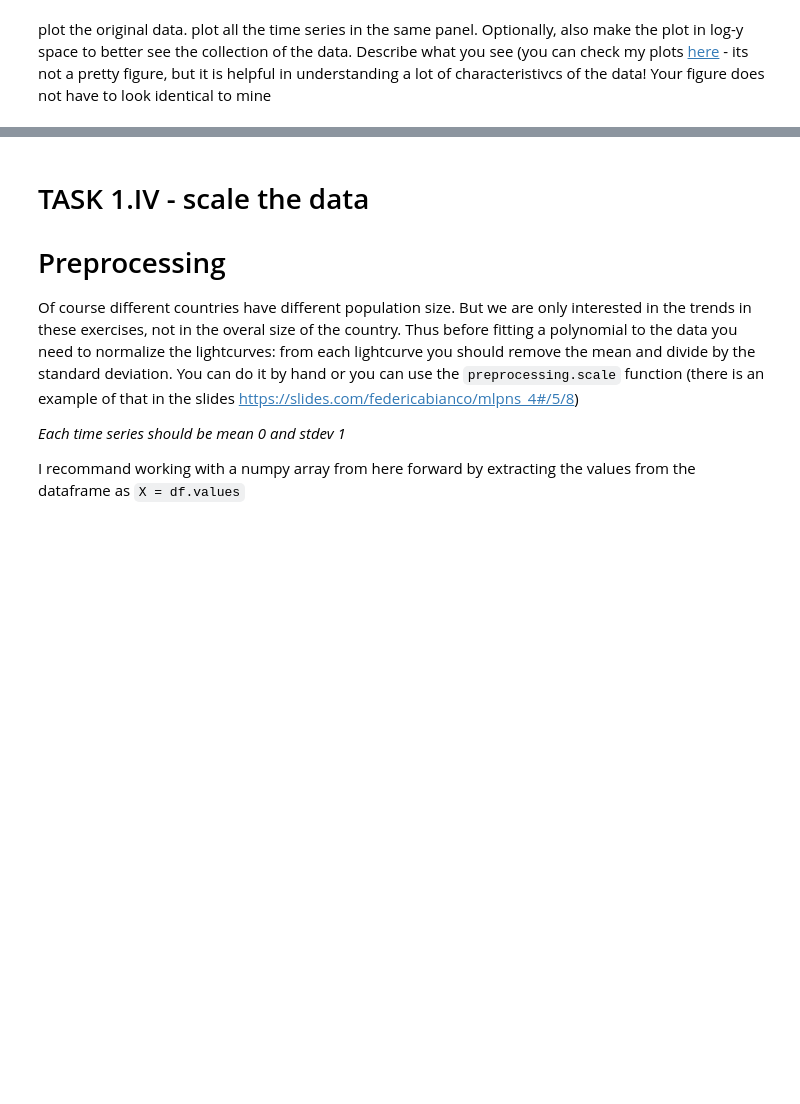
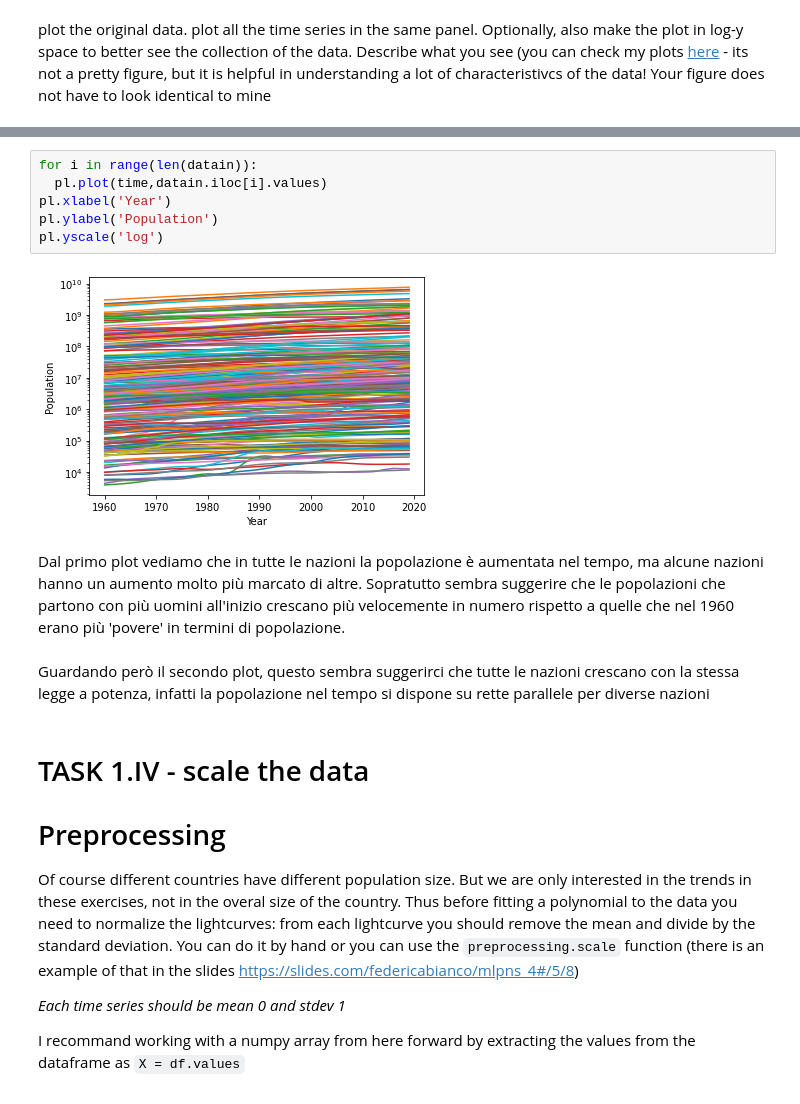
Before and after one commit to ricaiu/MLPNS2021, a Jupyter notebook: MLPNS2021midterm.ipynb, the cells around one changed output, grey strips where cells are left out. Drawn from its saved outputs; the diff is of its cells as text; blank space fills up the shorter version.

```diff
--- a/MLPNS2021midterm.ipynb
+++ b/MLPNS2021midterm.ipynb
@@ -101,3 +203,15 @@ plot the original data. plot all the time series in the same panel. Optionally,
+# %%
+for i in range(len(datain)):
+  pl.plot(time,datain.iloc[i].values)
+pl.xlabel('Year')
+pl.ylabel('Population')
+pl.yscale('log')
+# %% [output]
+[figure, added]
+# %% [markdown]
+Dal primo plot vediamo che in tutte le nazioni la popolazione è aumentata nel tempo, ma alcune nazioni hanno un aumento molto più marcato di altre. Sopratutto sembra suggerire che le popolazioni che partono con più uomini all'inizio crescano più velocemente in numero rispetto a quelle che nel 1960 erano più 'povere' in termini di popolazione.
+# %% [markdown]
+Guardando però il secondo plot, questo sembra suggerirci che tutte le nazioni crescano con la stessa legge a potenza, infatti la popolazione nel tempo si dispone su rette parallele per diverse nazioni
 # %% [markdown]
 # TASK 1.IV - scale the data
 
```
Also changed, not shown: parts of 53 cells of this notebook.
